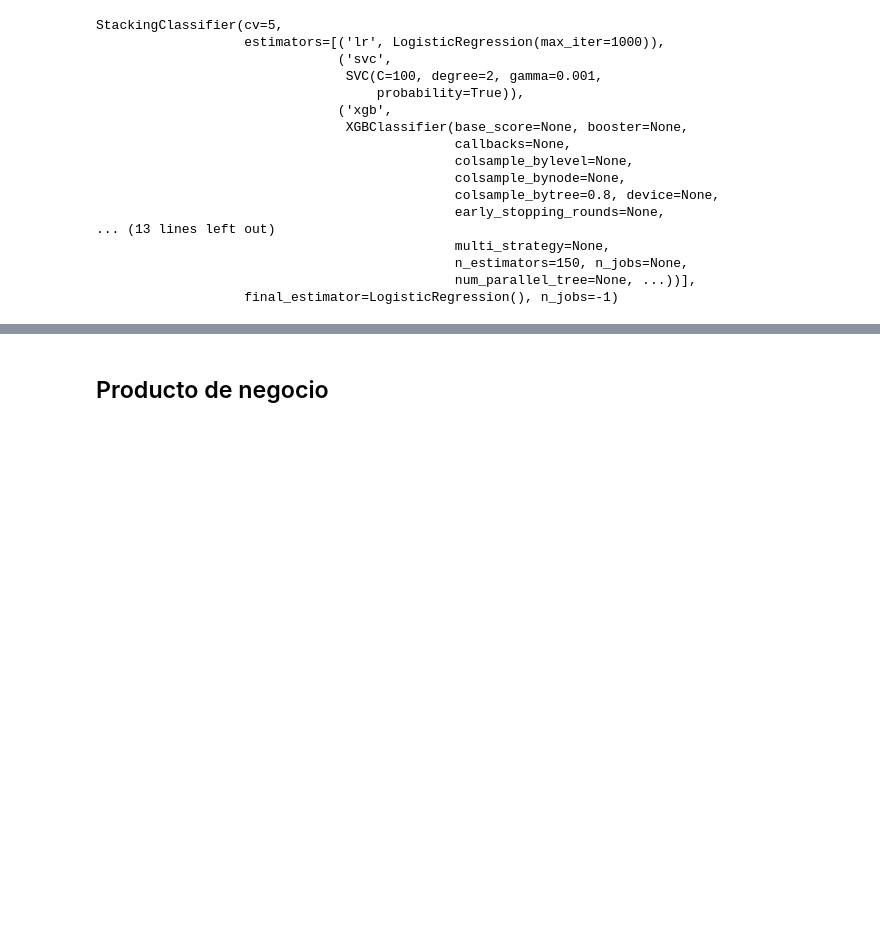
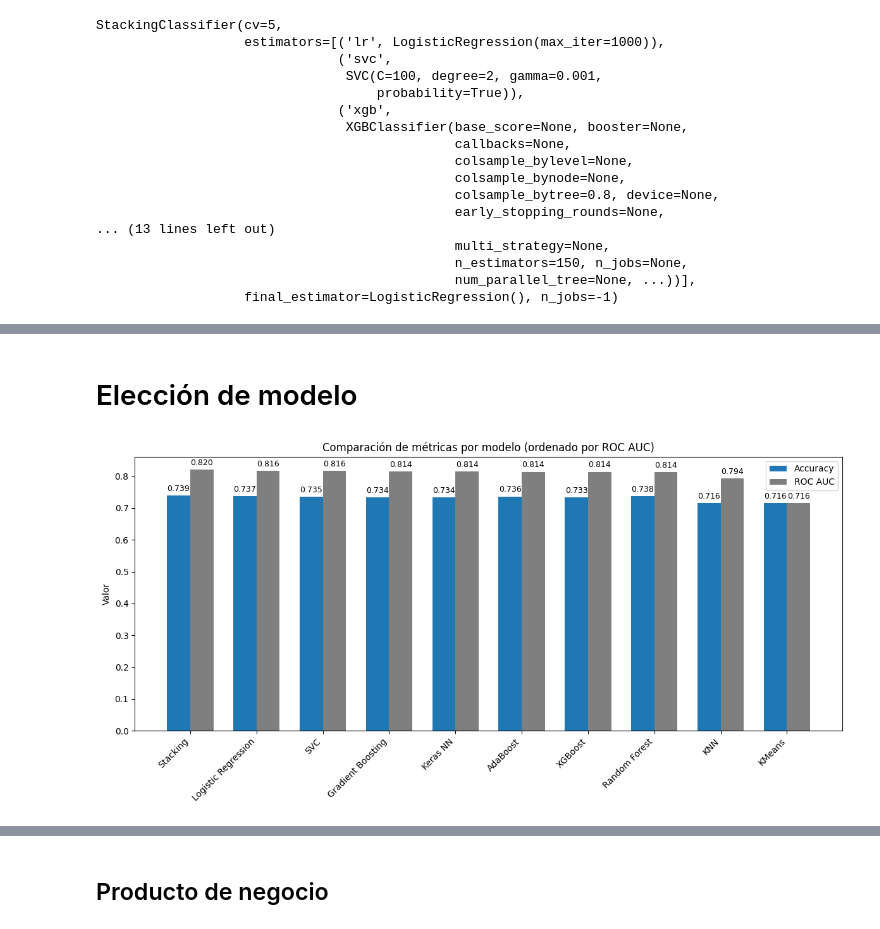
Before and after one commit to davidlajas/min10-win-predict, a Jupyter notebook: notebooks/03_Entrenamiento_Evaluacion.ipynb, the cells around one changed output, grey strips where cells are left out. Drawn from its saved outputs; the diff is of its cells as text; code cells hidden in the pictures; blank space fills up the shorter version.

```diff
--- a/notebooks/03_Entrenamiento_Evaluacion.ipynb
+++ b/notebooks/03_Entrenamiento_Evaluacion.ipynb
@@ -623,0 +622,57 @@ with open("../models/final_model_stacking.pkl", "wb") as f:
+# %% [markdown]
+# Elección de modelo
+# %%
+
+data = {
+    "modelo": [
+        "Logistic Regression", "Gradient Boosting", "Random Forest",
+        "AdaBoost", "XGBoost", "KNN", "SVC", "KMeans", "Keras NN", "Stacking"
+    ],
+    "accuracy": [
+        0.7373, 0.7338, 0.7378, 0.7363, 0.7333,
+        0.7160, 0.7348, 0.7163, 0.7340, 0.7390
+    ],
+    "roc_auc": [
+        0.8161, 0.8144, 0.8136, 0.8139, 0.8138,
+        0.7936, 0.8161, 0.7163, 0.8141, 0.8200
+    ]
+}
+
+df_plot = pd.DataFrame(data)
+
+
+df_plot = df_plot.sort_values(by="roc_auc", ascending=False).reset_index(drop=True)
+
+x = np.arange(len(df_plot))
+width = 0.35
+
+fig, ax = plt.subplots(figsize=(12,6))
+
+
+colors_accuracy = ["#1f77b4"]*len(df_plot)
+colors_roc_auc = ["#7f7f7f"]*len(df_plot)
+
+
+rects1 = ax.bar(x - width/2, df_plot["accuracy"], width, label='Accuracy', color=colors_accuracy)
+rects2 = ax.bar(x + width/2, df_plot["roc_auc"], width, label='ROC AUC', color=colors_roc_auc)
+
+ax.set_ylabel('Valor')
+ax.set_title('Comparación de métricas por modelo (ordenado por ROC AUC)')
+ax.set_xticks(x)
+ax.set_xticklabels(df_plot["modelo"], rotation=45, ha='right')
+ax.legend()
+
+
+for rects in [rects1, rects2]:
+    for rect in rects:
+        height = rect.get_height()
+        ax.annotate(f'{height:.3f}',
+                    xy=(rect.get_x() + rect.get_width() / 2, height),
+                    xytext=(0,3),
+                    textcoords="offset points",
+                    ha='center', va='bottom', fontsize=9)
+
+plt.tight_layout()
+plt.show()
+# %% [output]
+[figure, added]
```
Also changed, not shown: parts of 21 cells of this notebook, 12 other files.
